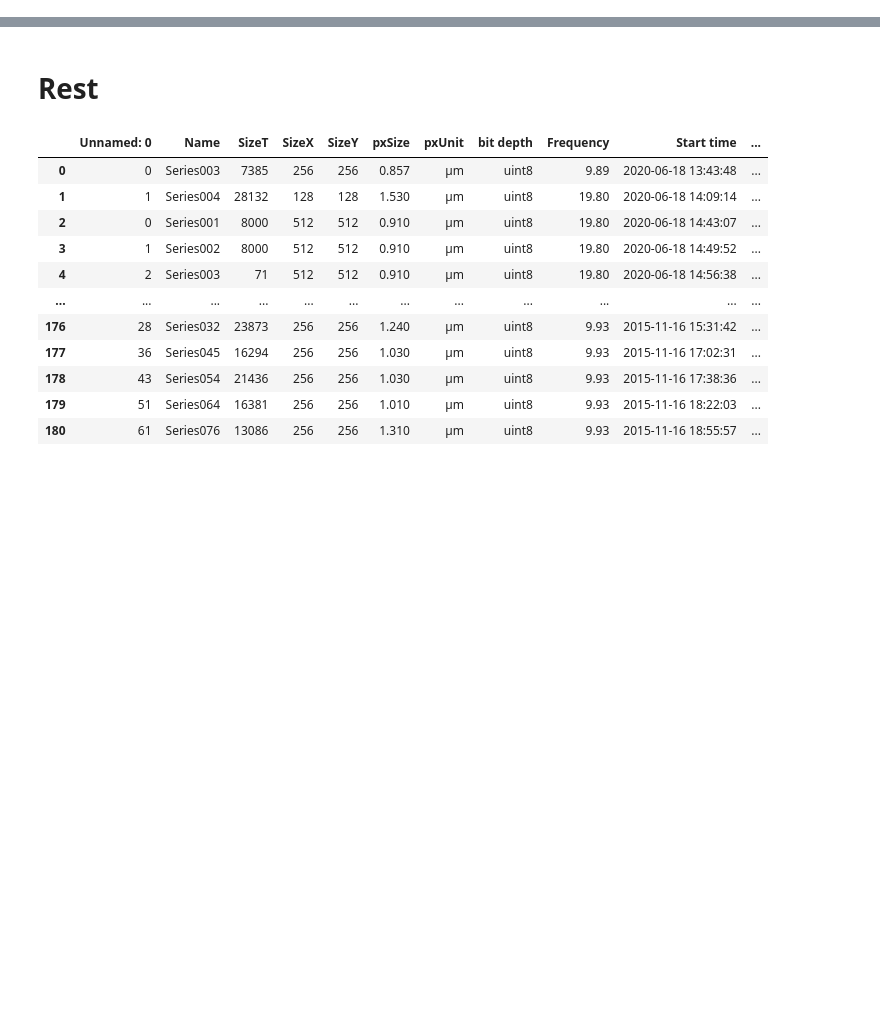
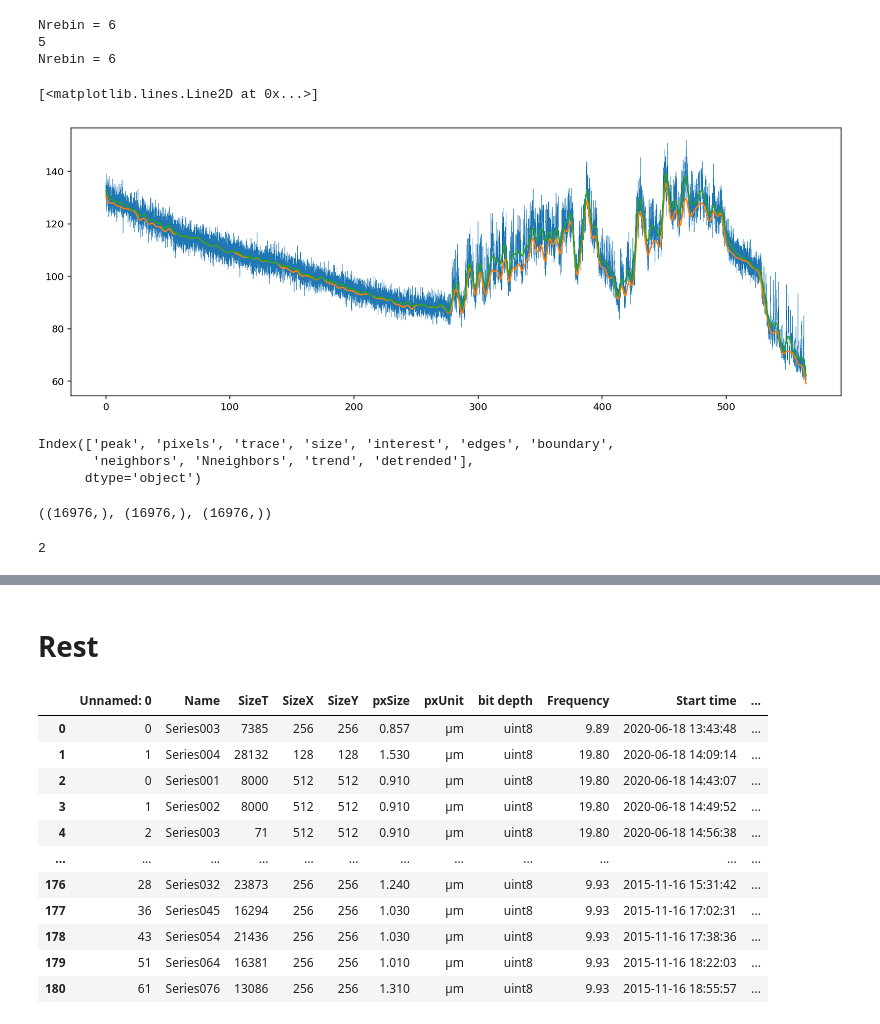
Before and after one commit to szarma/Physio_Ca, a Jupyter notebook: app/explore_roi_1.ipynb, the cells around one changed output, grey strips where cells are left out. Cells and saved outputs as stored; diff of their text form; code cells hidden in the pictures; blank space fills up the shorter version.

```diff
--- a/app/explore_roi_1.ipynb
+++ b/app/explore_roi_1.ipynb
@@ -475,0 +506,25 @@ open the following link in a different tab (do not close this tab!): https://ctn
+# %%
+plt.figure(figsize=(14,5))
+i = 0
+plt.plot(regions.time, regions.df["trace"][i], lw=.3)
+regions.fast_filter_traces(3)
+plt.plot(regions.showTime["3"], regions.df["slower_3"][i])
+regions.fast_filter_traces(3,z_sp=0)
+plt.plot(regions.showTime["3"], regions.df["slower_3"][i])
+# plt.plot(regions.showTime["3"], regions.df["faster_3"][0])
+# %% [output]
+Nrebin = 6
+5
+Nrebin = 6
+[<matplotlib.lines.Line2D at 0x...>]
+[figure, added]
+# %%
+regions.df.columns
+# %% [output]
+Index(['peak', 'pixels', 'trace', 'size', 'interest', 'edges', 'boundary',
+       'neighbors', 'Nneighbors', 'trend', 'detrended'],
+      dtype='object')
+# %%
+regions.df.trace[0].shape, regions.df.detrended[0].shape, regions.time.shape
+# %% [output]
+((16976,), (16976,), (16976,))
@@ -475,0 +535,5 @@ open the following link in a different tab (do not close this tab!): https://ctn
+# %%
+exec(tmp.stdout[:-1])
+Nrebin
+# %% [output]
+2
```
Also changed, not shown: parts of 50 cells of this notebook, 19 other files.
